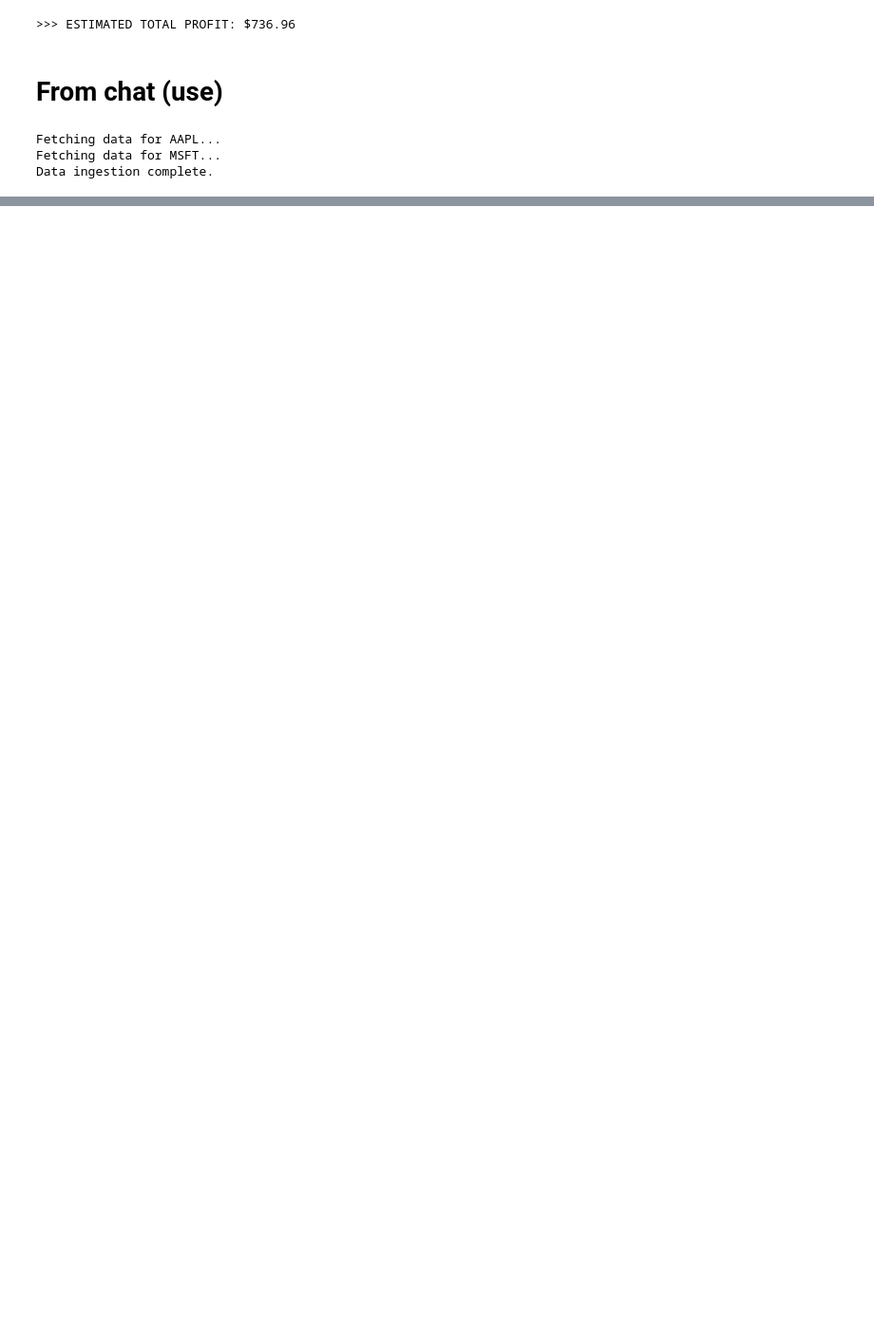
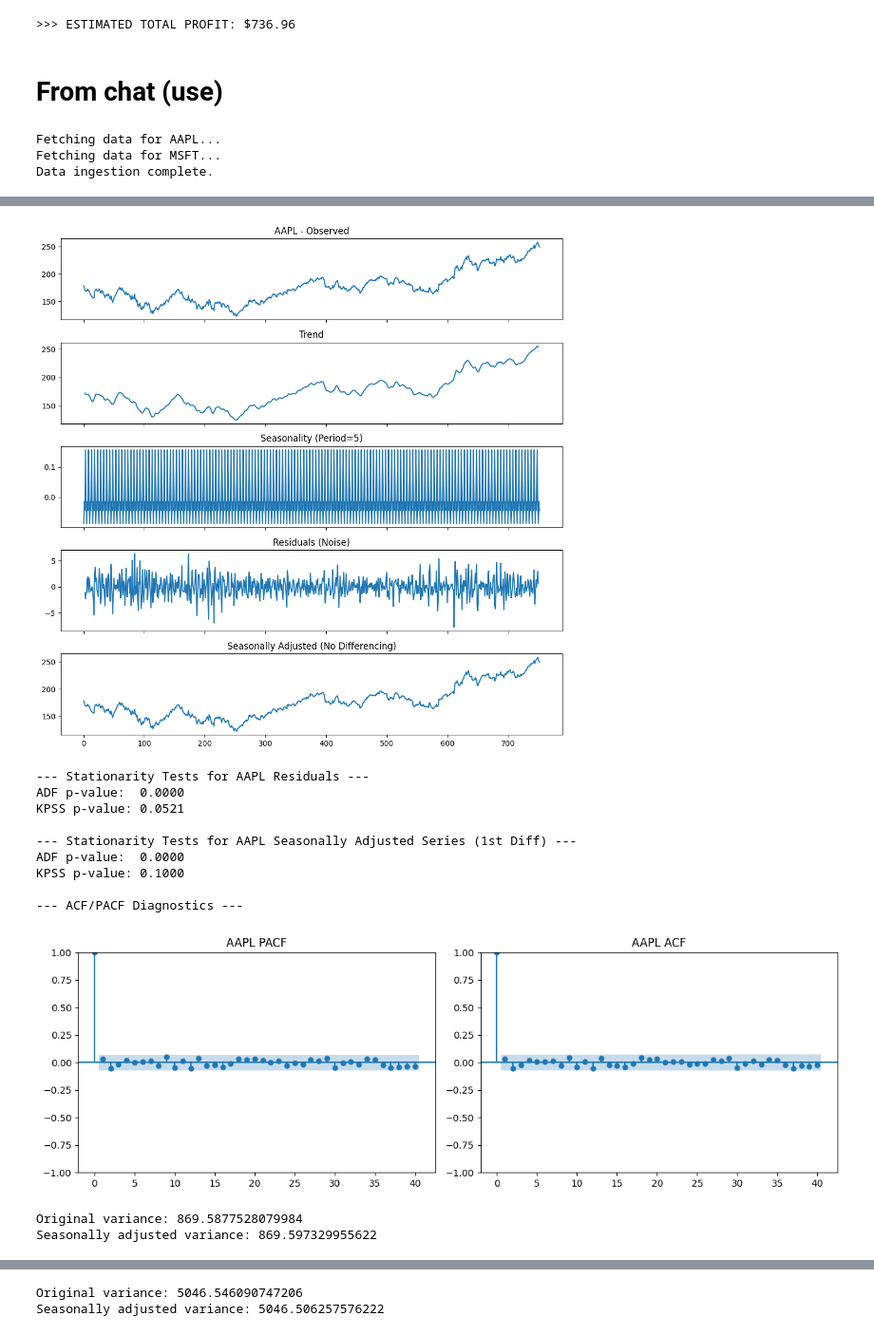
Before and after one commit to R-Vel/ML_Lab3, a Jupyter notebook: modeling.ipynb, the cells around one changed output, grey strips where cells are left out. Shown at 95% size. Drawn from its saved outputs; the diff is of its cells as text; code cells hidden in the pictures; blank space fills up the shorter version.

```diff
--- a/modeling.ipynb
+++ b/modeling.ipynb
@@ -932,0 +967,70 @@ Volatility:            1.09%
+# %%
+def diagnose_stock(ticker, df, period):
+    series = df['Close']
+
+    # Seasonal decomposition with additive model
+    decomp = seasonal_decompose(series.values, model='additive', period=period)
+
+    # --- Plot Decomposition ---
+    fig, axes = plt.subplots(5, 1, figsize=(10, 10), sharex=True)
+    axes[0].plot(series.values); axes[0].set_title(f'{ticker} - Observed')
+    axes[1].plot(decomp.trend); axes[1].set_title('Trend')
+    axes[2].plot(decomp.seasonal); axes[2].set_title(f'Seasonality (Period={period})')
+    axes[3].plot(decomp.resid); axes[3].set_title('Residuals (Noise)')
+
+    # --- Plot Seasonally Adjusted Series (before differencing) ---
+    # Keeping your requested logic: Subtraction (Observed - Seasonal)
+    sa_series = pd.Series(series.values - decomp.seasonal)
+
+    axes[4].plot(sa_series); axes[4].set_title('Seasonally Adjusted (No Differencing)')
+    plt.tight_layout()
+    plt.show()
+
+    # --- Residual Stationarity ---
+    resid = pd.Series(decomp.resid).dropna()
+    print(f"\n--- Stationarity Tests for {ticker} Residuals ---")
+    adf_p = adfuller(resid)[1]
+    kpss_p = kpss(resid, regression='c', nlags="auto")[1]
+    print(f"ADF p-value:  {adf_p:.4f}")
+    print(f"KPSS p-value: {kpss_p:.4f}")
+
+    # --- Seasonally Adjusted Differenced Series ---
+    sa_series = sa_series.dropna()
+    diff_sa = sa_series.diff().dropna()
+
+    print(f"\n--- Stationarity Tests for {ticker} Seasonally Adjusted Series (1st Diff) ---")
+    adf_p_sa = adfuller(diff_sa)[1]
+    kpss_p_sa = kpss(diff_sa, regression='c', nlags="auto")[1]
+    print(f"ADF p-value:  {adf_p_sa:.4f}")
+    print(f"KPSS p-value: {kpss_p_sa:.4f}")
+
+    # --- ACF/PACF Diagnostics ---
+    print(f"\n--- ACF/PACF Diagnostics ---")
+    fig, ax = plt.subplots(1, 2, figsize=(12, 4))
+    plot_pacf(diff_sa, lags=40, ax=ax[0], method='ywm')
+    ax[0].set_title(f"{ticker} PACF")
+    plot_acf(diff_sa, lags=40, ax=ax[1])
+    ax[1].set_title(f"{ticker} ACF")
+    plt.tight_layout()
+    plt.show()
+
+    print("Original variance:", np.var(series))
+    print("Seasonally adjusted variance:", np.var(sa_series))
+
+# Updated loop variables to match the rest of the pipeline (MY_STOCKS, SEASONAL_PERIOD)
+for ticker in MY_STOCKS:
+    diagnose_stock(ticker, stock_data[ticker], SEASONAL_PERIOD)
+# %% [output]
+[figure, added]
+--- Stationarity Tests for AAPL Residuals ---
+ADF p-value:  0.0000
+KPSS p-value: 0.0521
+
+--- Stationarity Tests for AAPL Seasonally Adjusted Series (1st Diff) ---
+ADF p-value:  0.0000
+KPSS p-value: 0.1000
+
+--- ACF/PACF Diagnostics ---
+[figure, added]
+Original variance: 869.5877528079984
+Seasonally adjusted variance: 869.597329955622
@@ -932,0 +1048,2 @@ Volatility:            1.09%
+Original variance: 5046.546090747206
+Seasonally adjusted variance: 5046.506257576222
```
Also changed, not shown: parts of 19 cells of this notebook, 5 other files.
